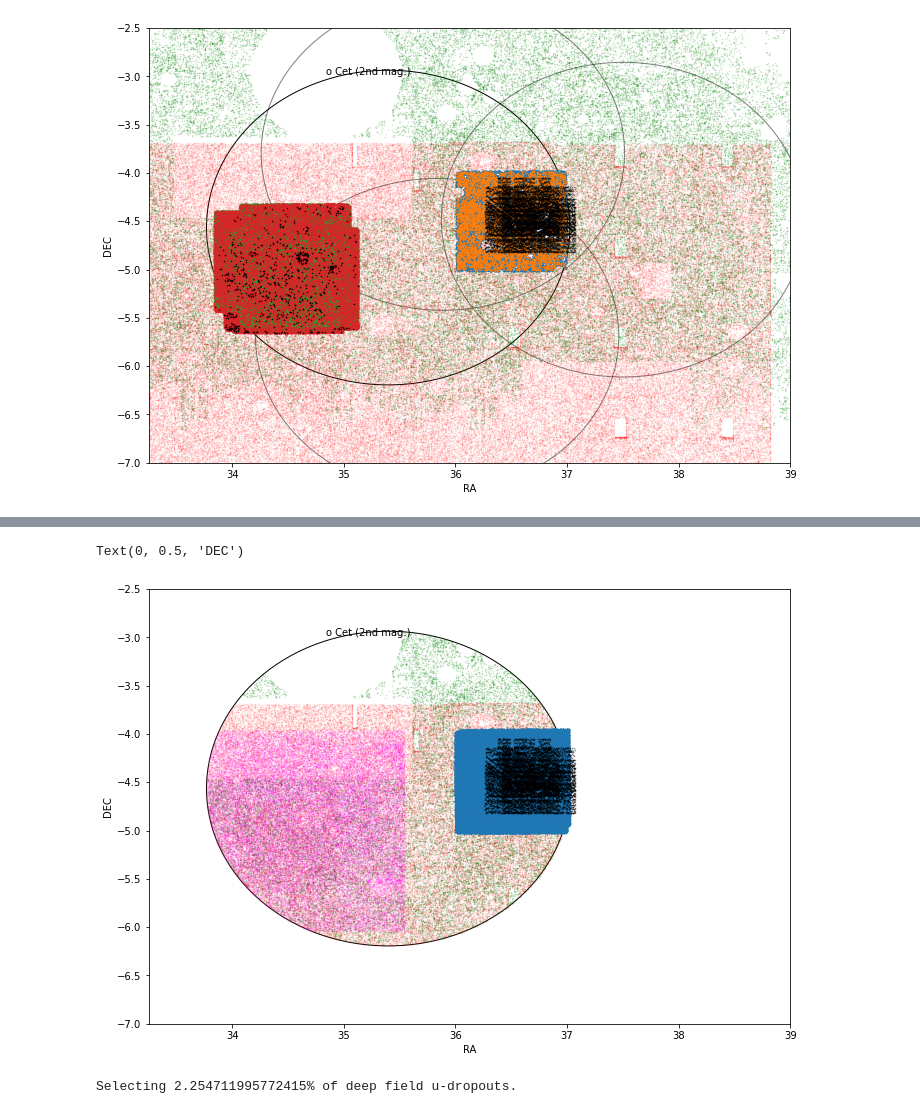
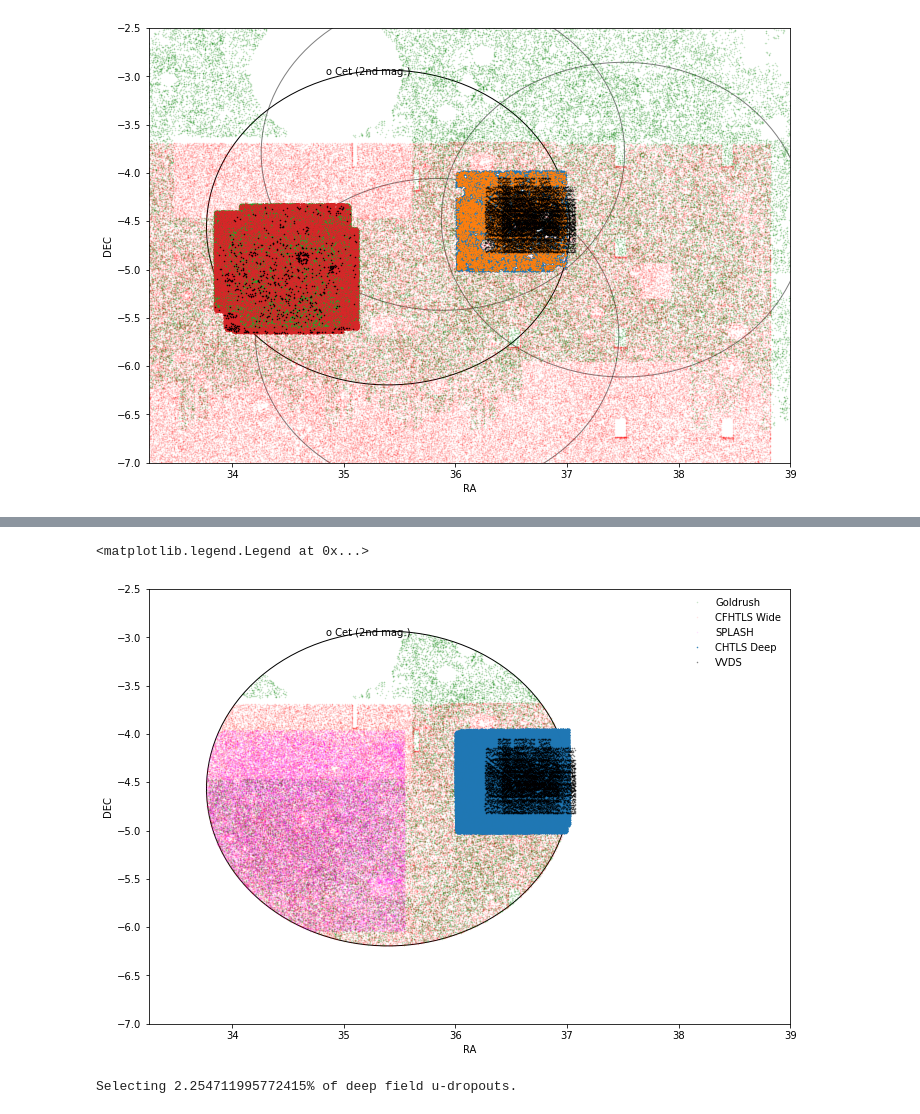
Before and after one commit to michaelJwilson/DESILBG, a Jupyter notebook: target/proposals/docs/desilbg-splash.ipynb, the cells around one changed output, grey strips where cells are left out. Cells and saved outputs as stored; diff of their text form; code cells hidden in the pictures.

```diff
--- a/target/proposals/docs/desilbg-splash.ipynb
+++ b/target/proposals/docs/desilbg-splash.ipynb
@@ -758,29 +765,31 @@ cfhtls_desilbg             = cfhtls_D1[idxcatalog]
 # %%
 fig, axes                  = plt.subplots(1, 1, figsize=(11.5, 8))
 
 pl.figure(fig.number)
 
 circles(cra, cdec, tile_radius, c='k', fc="None", alpha=1.0)
 
-pl.plot(grush_desilbg['ra'],   grush_desilbg['dec'], marker='.', markersize=1, lw=0.0, c='g', alpha=0.2)
-pl.plot(cfhtls_desilbg['RA'][::20], cfhtls_desilbg['DEC'][::20], marker='.', markersize=1, lw=0.0, c='r', alpha=0.1)
+pl.plot(grush_desilbg['ra'], grush_desilbg['dec'], marker='.', markersize=1, lw=0.0, c='g', alpha=0.2, label='Goldrush')
+pl.plot(cfhtls_desilbg['RA'][::20], cfhtls_desilbg['DEC'][::20], marker='.', markersize=1, lw=0.0, c='r', alpha=0.1, label='CFHTLS Wide')
 
-pl.plot(splash_desilbg['RA'][::20], splash_desilbg['DEC'][::20], marker='.', markersize=1, lw=0.0, c='magenta', alpha=0.1)
+pl.plot(splash_desilbg['RA'][::20], splash_desilbg['DEC'][::20], marker='.', markersize=1, lw=0.0, c='magenta', alpha=0.1, label='SPLASH')
 
-pl.plot(hilde['ALPHA_J2000'], hilde['DELTA_J2000'], marker='.', markersize=1, lw=0.0)
+pl.plot(hilde['ALPHA_J2000'], hilde['DELTA_J2000'], marker='.', markersize=1, lw=0.0, label='CHTLS Deep')
 
-pl.plot(vvds['ALPHA'], vvds['DELTA'], marker='.', markersize=1, lw=0.0, c='k', alpha=0.5)
+pl.plot(vvds['ALPHA'], vvds['DELTA'], marker='.', markersize=1, lw=0.0, c='k', alpha=0.5, label='VVDS')
 
 plt.text(34.8370, -2.9821, 'o Cet (2nd mag.)')
 
 pl.xlim(33.25, 39.0)
 pl.ylim(-7.00, -2.5)
 
 pl.xlabel('RA')
 pl.ylabel('DEC')
+
+pl.legend(loc=1, frameon=False)
 # %% [output]
-Text(0, 0.5, 'DEC')
+<matplotlib.legend.Legend at 0x...>
-[figure, old version]
+[figure, new version]
 # %%
 cfhtls_desilbg['u-g'] = cfhtls_desilbg['U_MAG_AUTO'] - cfhtls_desilbg['G_MAG_AUTO']
 cfhtls_desilbg['g-r'] = cfhtls_desilbg['G_MAG_AUTO'] - cfhtls_desilbg['R_MAG_AUTO']
```
Also changed, not shown: parts of 5 cells of this notebook.
